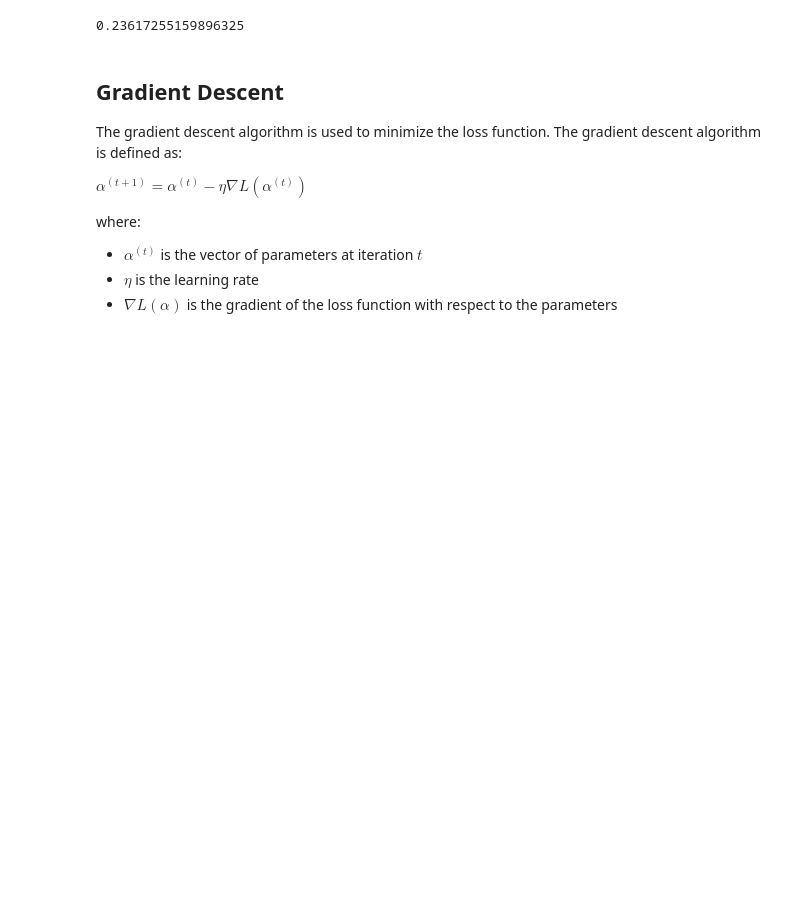
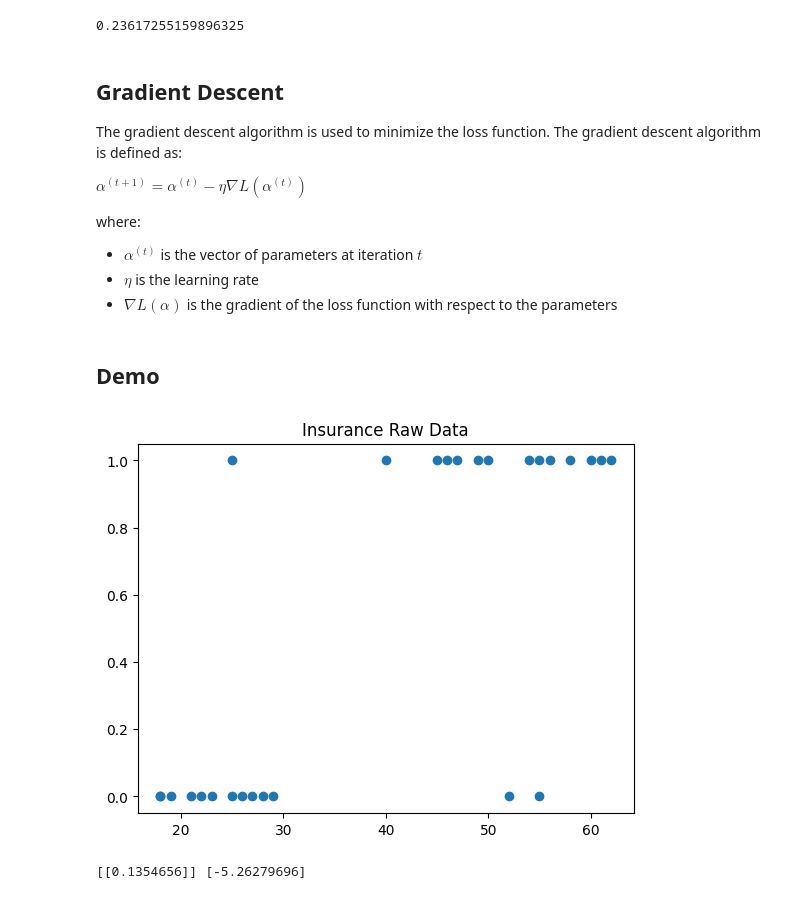
Before and after one commit to punitarani/MAT-494, a Jupyter notebook: 3.4 Logistic Regression.ipynb, the cells around one changed output. Saved outputs shown, nothing was run; the diff lists cells and outputs as text; code cells hidden in the pictures; blank space fills up the shorter version.

Commit message:
Add Demo

```diff
--- a/3.4 Logistic Regression.ipynb
+++ b/3.4 Logistic Regression.ipynb
@@ -92,3 +92,5 @@ where:
 - $\alpha^{(t)}$ is the vector of parameters at iteration $t$
 - $\eta$ is the learning rate
 - $\nabla L(\alpha)$ is the gradient of the loss function with respect to the parameters
+# %% [markdown]
+## Demo
@@ -94,0 +100,18 @@ where:
+# %%
+data = pd.read_csv("./data/insurance_data.csv")
+X = data.age.to_numpy().reshape((-1,1))
+y = data.insurance.to_numpy()
+# %%
+plt.figure()
+plt.scatter(X, y)
+plt.title("Insurance Raw Data")
+plt.show()
+# %% [output]
+[figure, added]
+# %%
+model = LogisticRegression()
+model.fit(X, y)
+
+print(model.coef_, model.intercept_)
+# %% [output]
+[[0.1354656]] [-5.26279696]
```
Also changed, not shown: parts of 3 cells of this notebook.
